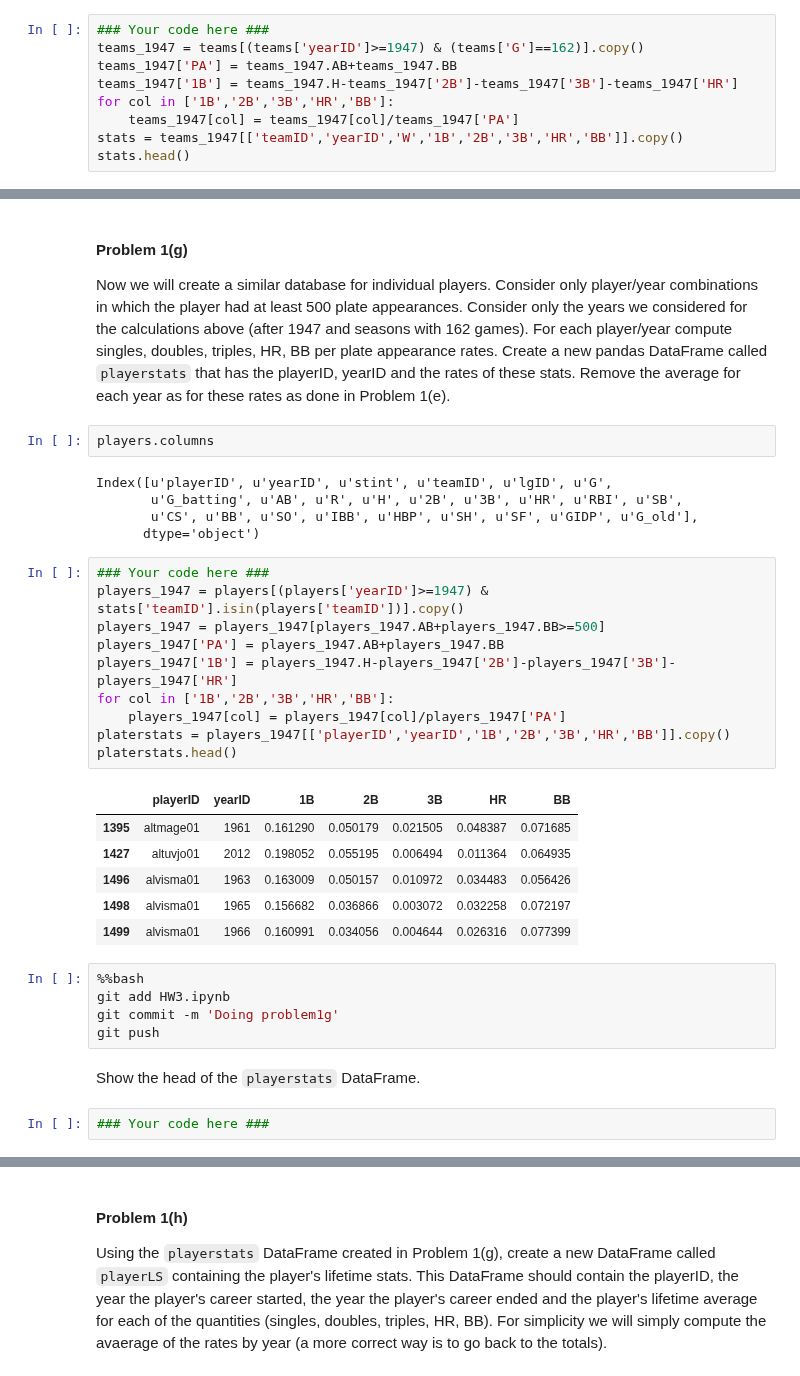
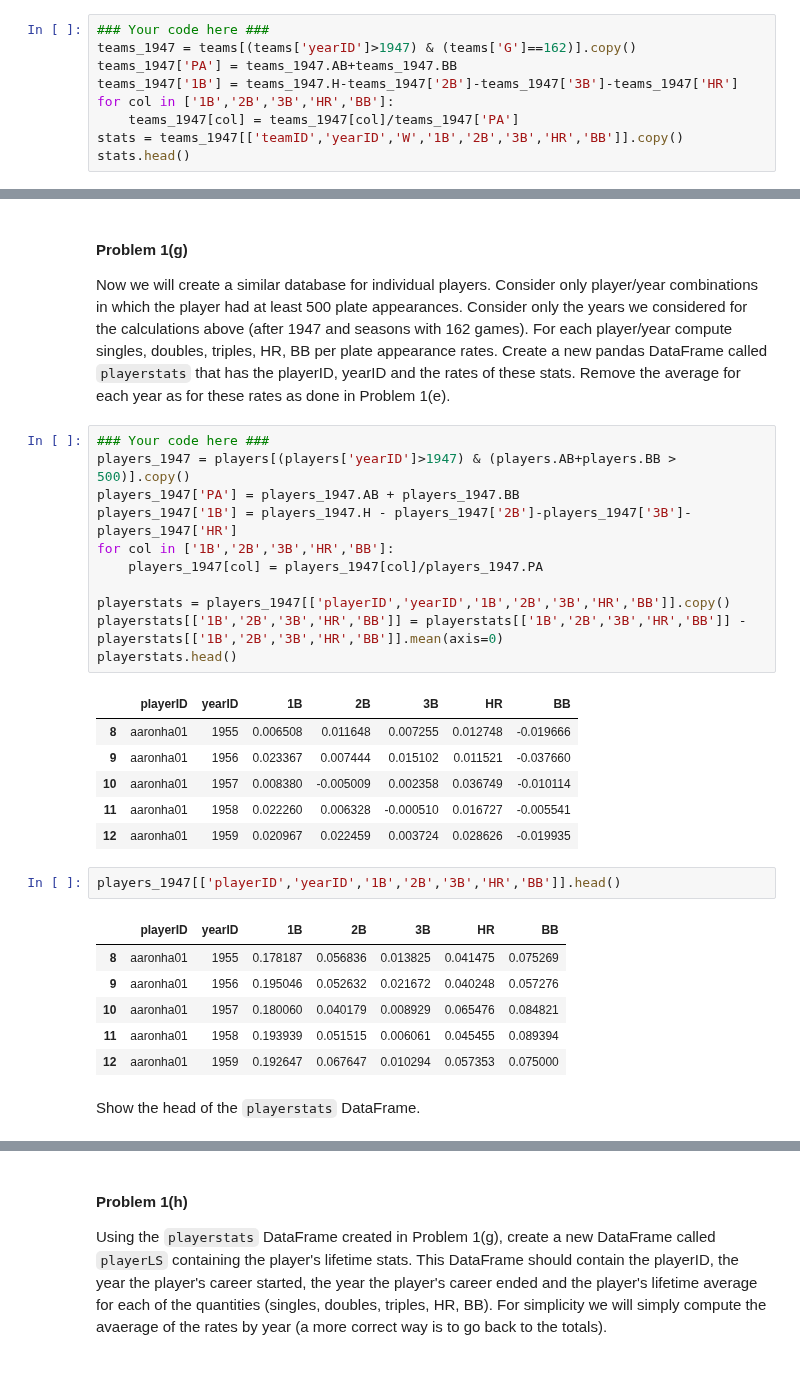
Before and after one commit to Theerit/2014, a Jupyter notebook: homework/HW3.ipynb, the cells around one changed output, grey strips where cells are left out. Drawn from its saved outputs; the diff is of its cells as text.

Commit message:
Solve grouuby issue moving on to problem 1h

```diff
--- a/homework/HW3.ipynb
+++ b/homework/HW3.ipynb
@@ -139,7 +139,7 @@ teams[['AB','H','2B','3B','HR']][0:2]
 | 1 | 1196 | 323 | 52 | 21 | 10 |
 # %%
 ### Your code here ###
-teams_1947 = teams[(teams['yearID']>=1947) & (teams['G']==162)].copy()
+teams_1947 = teams[(teams['yearID']>1947) & (teams['G']==162)].copy()
 teams_1947['PA'] = teams_1947.AB+teams_1947.BB
 teams_1947['1B'] = teams_1947.H-teams_1947['2B']-teams_1947['3B']-teams_1947['HR']
 for col in ['1B','2B','3B','HR','BB']:
@@ -213,36 +216,32 @@ mse
 #### Problem 1(g)
 
 Now we will create a similar database for individual players. Consider only player/year combinations in which the player had at least 500 plate appearances. Consider only the years we considered for the calculations above (after 1947 and seasons with 162 games). For each player/year compute singles, doubles, triples, HR, BB per plate appearance rates. Create a new pandas DataFrame called `playerstats` that has the playerID, yearID and the rates of these stats.  Remove the average for each year as for these rates as done in Problem 1(e).
-# %%
-players.columns
-# %% [output]
-Index([u'playerID', u'yearID', u'stint', u'teamID', u'lgID', u'G',
-       u'G_batting', u'AB', u'R', u'H', u'2B', u'3B', u'HR', u'RBI', u'SB',
-       u'CS', u'BB', u'SO', u'IBB', u'HBP', u'SH', u'SF', u'GIDP', u'G_old'],
-      dtype='object')
 # %%
 ### Your code here ###
-players_1947 = players[(players['yearID']>=1947) & stats['teamID'].isin(players['teamID'])].copy()
-players_1947 = players_1947[players_1947.AB+players_1947.BB>=500]
-players_1947['PA'] = players_1947.AB+players_1947.BB
-players_1947['1B'] = players_1947.H-players_1947['2B']-players_1947['3B']-players_1947['HR']
+players_1947 = players[(players['yearID']>1947) & (players.AB+players.BB > 500)].copy()
+players_1947['PA'] = players_1947.AB + players_1947.BB
+players_1947['1B'] = players_1947.H - players_1947['2B']-players_1947['3B']-players_1947['HR']
 for col in ['1B','2B','3B','HR','BB']:
-    players_1947[col] = players_1947[col]/players_1947['PA']
-platerstats = players_1947[['playerID','yearID','1B','2B','3B','HR','BB']].copy()
-platerstats.head()
+    players_1947[col] = players_1947[col]/players_1947.PA
+
+playerstats = players_1947[['playerID','yearID','1B','2B','3B','HR','BB']].copy()
+playerstats[['1B','2B','3B','HR','BB']] = playerstats[['1B','2B','3B','HR','BB']] - playerstats[['1B','2B','3B','HR','BB']].mean(axis=0)
+playerstats.head()
 # %% [output]
 |  | playerID | yearID | 1B | 2B | 3B | HR | BB |
-| 1395 | altmage01 | 1961 | 0.161290 | 0.050179 | 0.021505 | 0.048387 | 0.071685 |
-| 1427 | altuvjo01 | 2012 | 0.198052 | 0.055195 | 0.006494 | 0.011364 | 0.064935 |
-| 1496 | alvisma01 | 1963 | 0.163009 | 0.050157 | 0.010972 | 0.034483 | 0.056426 |
-| 1498 | alvisma01 | 1965 | 0.156682 | 0.036866 | 0.003072 | 0.032258 | 0.072197 |
-| 1499 | alvisma01 | 1966 | 0.160991 | 0.034056 | 0.004644 | 0.026316 | 0.077399 |
+| 8 | aaronha01 | 1955 | 0.006508 | 0.011648 | 0.007255 | 0.012748 | -0.019666 |
+| 9 | aaronha01 | 1956 | 0.023367 | 0.007444 | 0.015102 | 0.011521 | -0.037660 |
+| 10 | aaronha01 | 1957 | 0.008380 | -0.005009 | 0.002358 | 0.036749 | -0.010114 |
+| 11 | aaronha01 | 1958 | 0.022260 | 0.006328 | -0.000510 | 0.016727 | -0.005541 |
+| 12 | aaronha01 | 1959 | 0.020967 | 0.022459 | 0.003724 | 0.028626 | -0.019935 |
-# %%
-%%bash
-git add HW3.ipynb
-git commit -m 'Doing problem1g'
-git push
+# %%
+players_1947[['playerID','yearID','1B','2B','3B','HR','BB']].head()
+# %% [output]
+|  | playerID | yearID | 1B | 2B | 3B | HR | BB |
+| 8 | aaronha01 | 1955 | 0.178187 | 0.056836 | 0.013825 | 0.041475 | 0.075269 |
+| 9 | aaronha01 | 1956 | 0.195046 | 0.052632 | 0.021672 | 0.040248 | 0.057276 |
+| 10 | aaronha01 | 1957 | 0.180060 | 0.040179 | 0.008929 | 0.065476 | 0.084821 |
+| 11 | aaronha01 | 1958 | 0.193939 | 0.051515 | 0.006061 | 0.045455 | 0.089394 |
+| 12 | aaronha01 | 1959 | 0.192647 | 0.067647 | 0.010294 | 0.057353 | 0.075000 |
 # %% [markdown]
 Show the head of the `playerstats` DataFrame.
-# %%
-### Your code here ###
```
Also changed, not shown: parts of 4 cells of this notebook.
